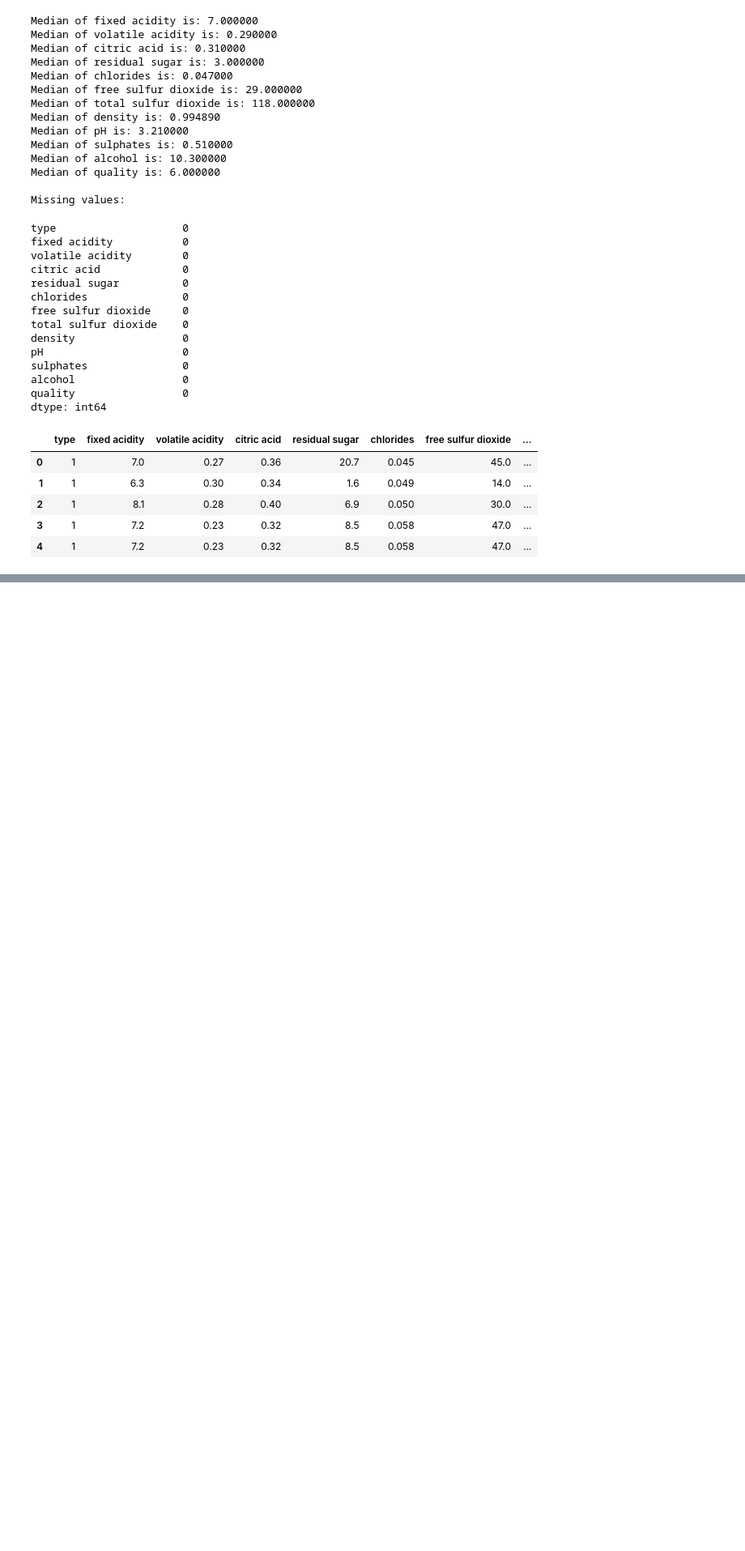
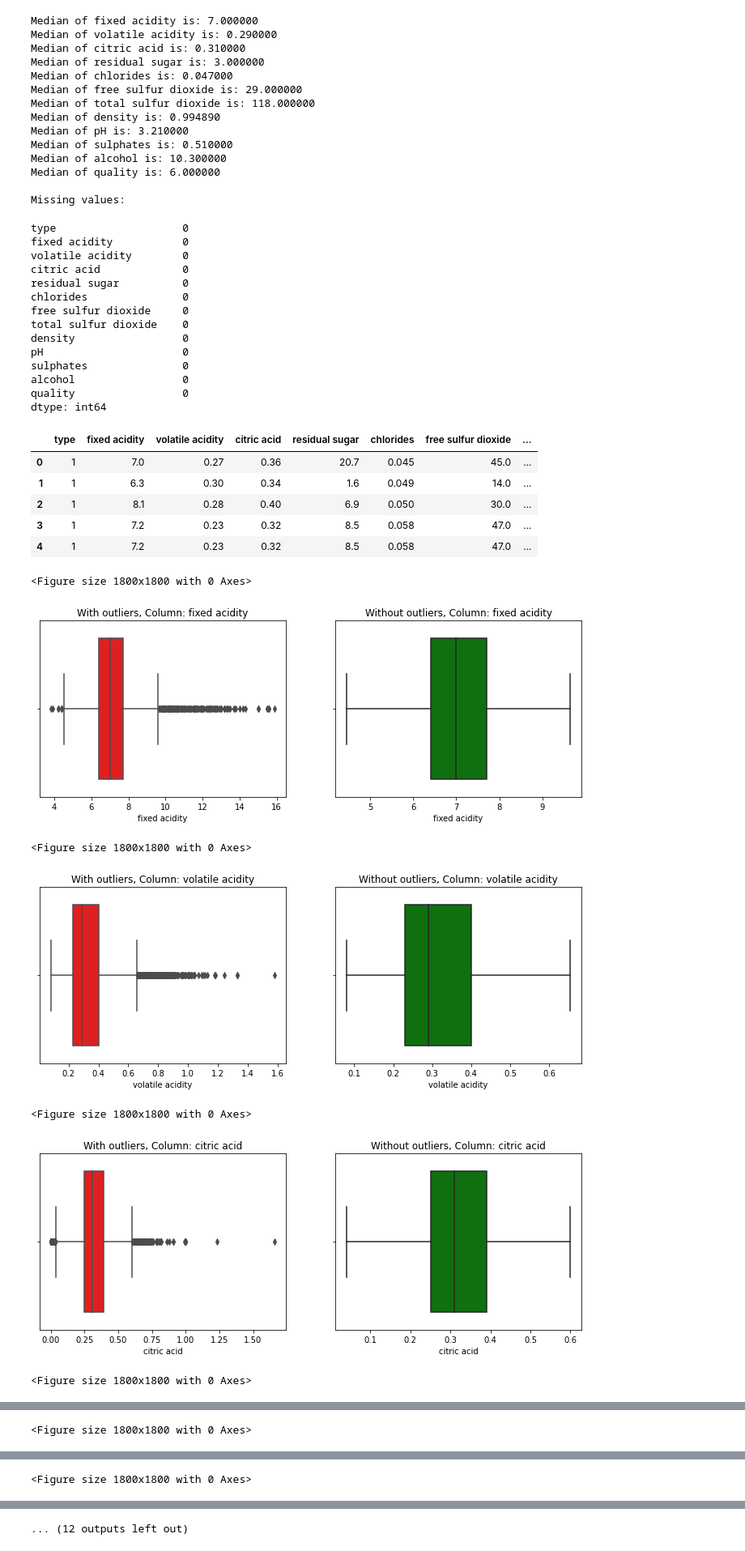
Before and after one commit to ColdBubbyGuy/ORI_WineClassification, a Jupyter notebook: WineClassification.ipynb, the cells around one changed output, grey strips where cells are left out. Shown: that part at 81% size. Cells and saved outputs as stored; diff of their text form; code cells hidden in the pictures; blank space fills up the shorter version.

Commit message:
Removed outliers

```diff
--- a/WineClassification.ipynb
+++ b/WineClassification.ipynb
@@ -153,3 +154,35 @@ wine_data.head()
 | 2 | 1 | 8.1 | 0.28 | 0.40 | 6.9 | 0.050 | 30.0 | ... |
 | 3 | 1 | 7.2 | 0.23 | 0.32 | 8.5 | 0.058 | 47.0 | ... |
 | 4 | 1 | 7.2 | 0.23 | 0.32 | 8.5 | 0.058 | 47.0 | ... |
+# %%
+#split input and output data
+X = wine_data.drop("type", axis=1)
+y = wine_data['type']
+# %%
+#removing the outliers so we can scale the data later
+def visualize_remove_with_and_without_outliers(data, col_name):
+    plt.figure(figsize=(25, 25))
+    q1 = data[col_name].quantile(0.25)
+    q3 = data[col_name].quantile(0.75)
+    iqr = q3 - q1
+    f, axes = plt.subplots(1, 2, figsize=(12, 4))
+    sns.boxplot(data = data, x = col_name, ax = axes[0], color='red').set_title("With outliers, Column: " + col_name)
+    #if quantile is lower than q1 - 1.5 * iqr then it is equal to that, if it is higher than q3 + 1.5 * iqr
+    #then it is equal to that, else it is the original value
+    data[col_name] = data[col_name].apply(lambda q_value: q1 - 1.5 * iqr if q_value < (q1 - 1.5*iqr)
+                                          else (q3 + 1.5 * iqr if q_value > (q3 + 1.5 * iqr) else q_value))
+    sns.boxplot(data = data, x = col_name, ax = axes[1], color='green').set_title("Without outliers, Column: " + col_name)
+    plt.show()
+    return data
+# %%
+for column in X.columns:
+    data = visualize_remove_with_and_without_outliers(wine_data, column)
+plt.show()
+# %% [output]
+<Figure size 1800x1800 with 0 Axes>
+[figure, added]
+<Figure size 1800x1800 with 0 Axes>
+[figure, added]
+<Figure size 1800x1800 with 0 Axes>
+[figure, added]
+<Figure size 1800x1800 with 0 Axes>
@@ -155,0 +190 @@ wine_data.head()
+<Figure size 1800x1800 with 0 Axes>
@@ -155,0 +192 @@ wine_data.head()
+<Figure size 1800x1800 with 0 Axes>
@@ -155,0 +194 @@ wine_data.head()
+... (12 outputs left out)
```
Also changed, not shown: parts of 2 cells of this notebook.
